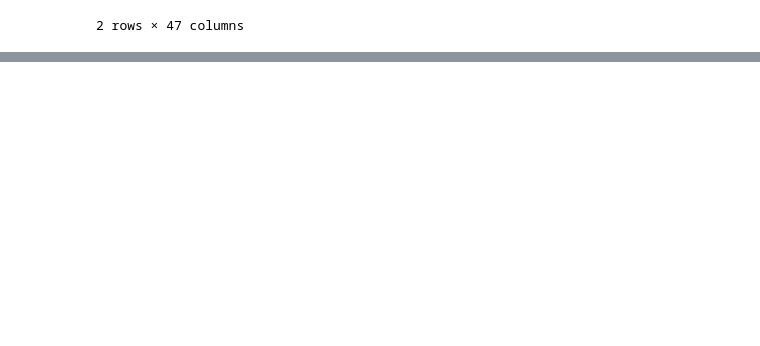
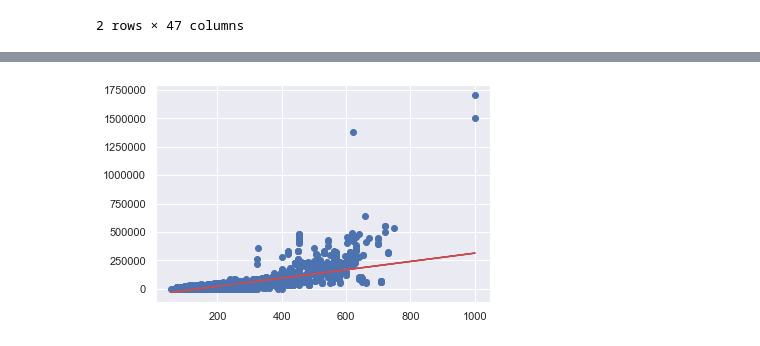
Before and after one commit to iAmNawa/exploratory-data-analysis, a Jupyter notebook: car-price-prediction/car_price_prediction.ipynb, the cells around one changed output, grey strips where cells are left out. Drawn from its saved outputs; the diff is of its cells as text; code cells hidden in the pictures; blank space fills up the shorter version.

Commit message:
linear regression

```diff
--- a/car-price-prediction/car_price_prediction.ipynb
+++ b/car-price-prediction/car_price_prediction.ipynb
@@ -306,0 +340,10 @@ new_df
+# %%
+# independent variable
+X = df['HP']
+# target variable
+y = df['Price']
+# %%
+# Splitting the varaibles as training and testing
+from sklearn.model_selection import train_test_split
+X_train, X_test, y_train, y_test = train_test_split(X, y, train_size = 0.7,
+                                                    test_size = 0.3, random_state = 100)
@@ -306,0 +438,9 @@ new_df
+# %%
+# Visualizing the regression line
+plt.scatter(X_train, y_train)
+# y = c + mX
+# Price = coefficient const + cooefficient HP * HP
+plt.plot(X_train, -5.077e+04 + 365.1887*X_train, 'r')
+plt.show()
+# %% [output]
+[figure, added]
```
Also changed, not shown: parts of 9 cells of this notebook.
